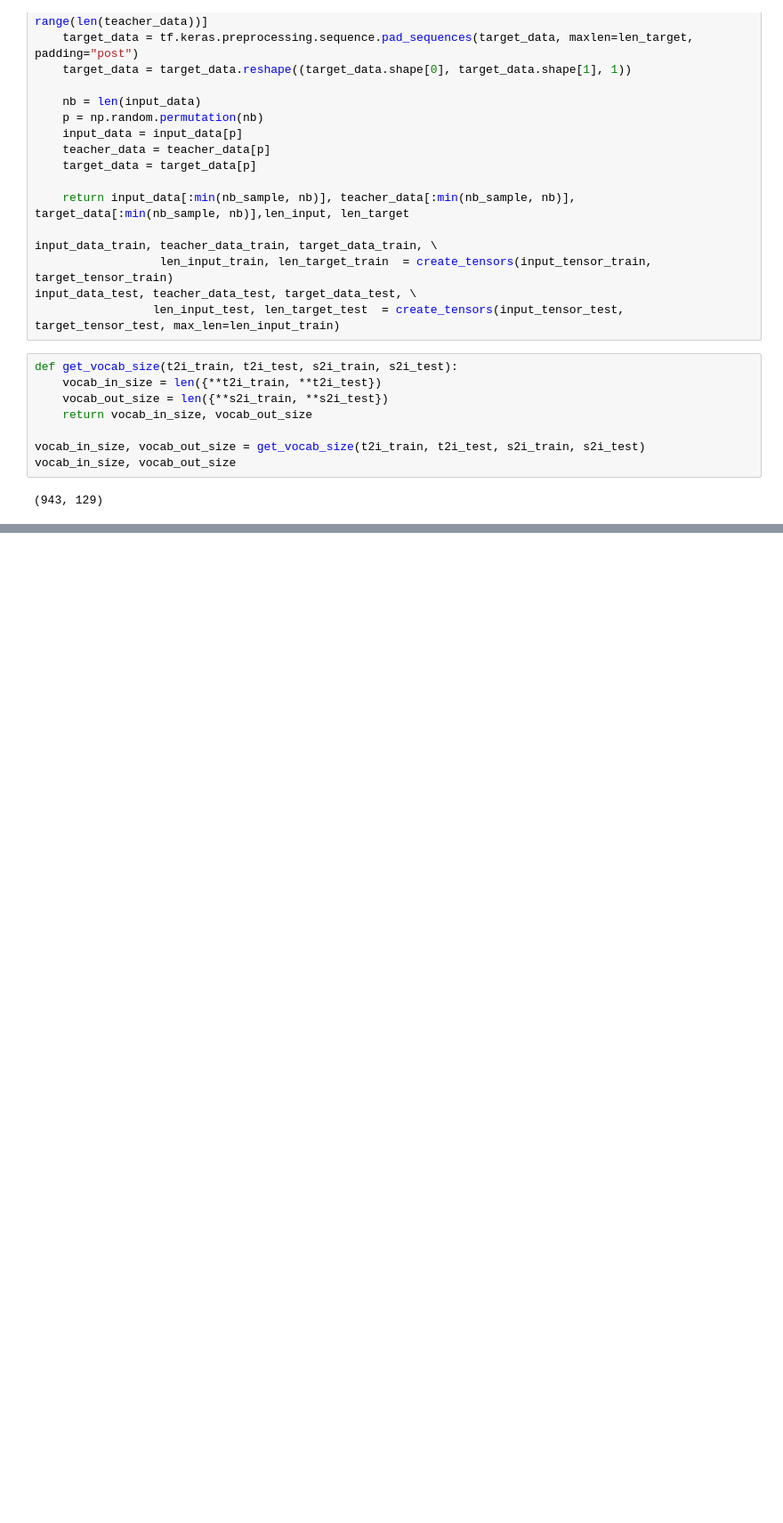
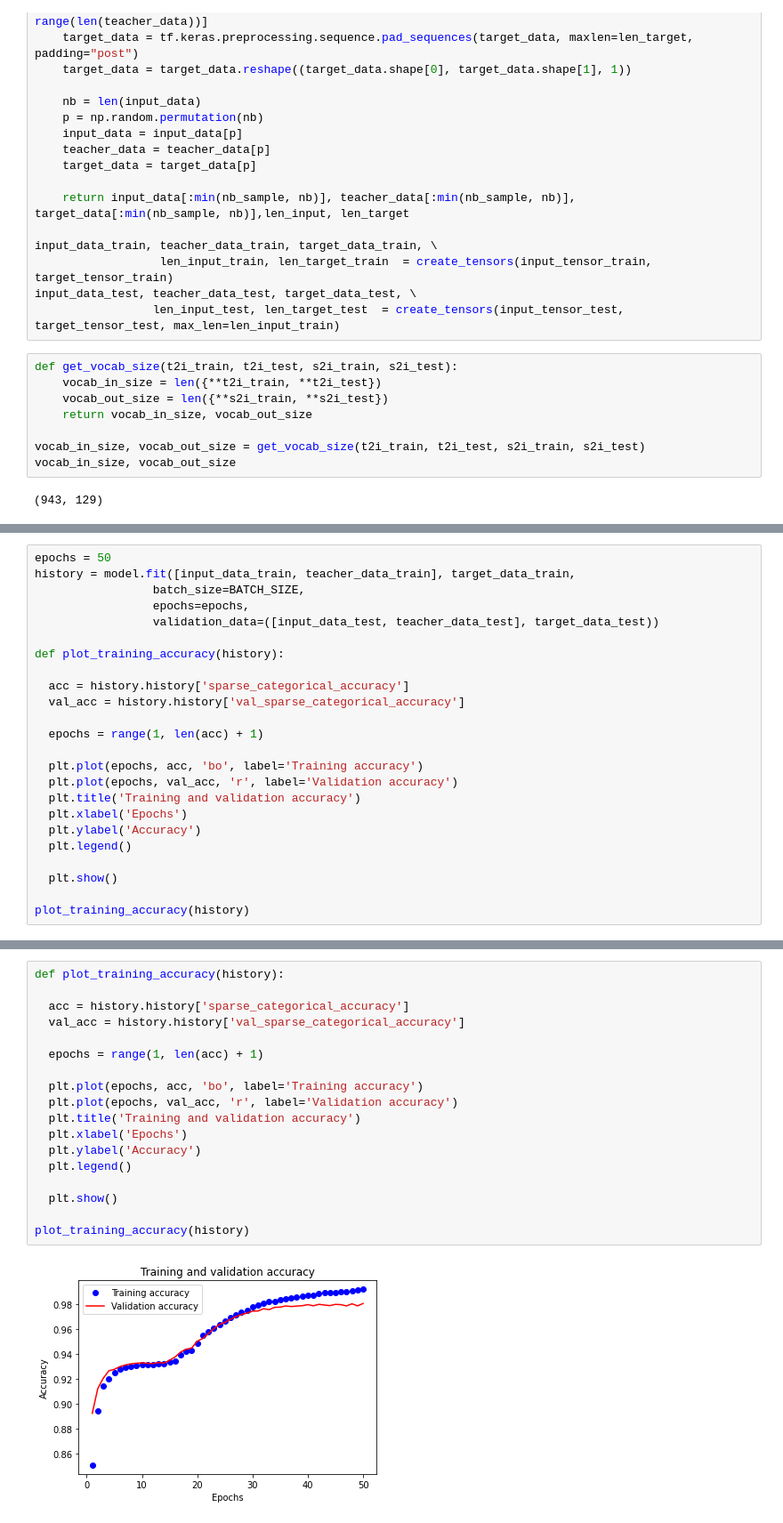
Before and after one commit to AnupJoseph/NLP, a Jupyter notebook: seq2seq_slotfill/plain_seq2seq/Seq2seq.ipynb, the cells around one changed output, grey strips where cells are left out. Shown at 89% size. Cells and saved outputs as stored; diff of their text form; blank space fills up the shorter version.

```diff
--- a/seq2seq_slotfill/plain_seq2seq/Seq2seq.ipynb
+++ b/seq2seq_slotfill/plain_seq2seq/Seq2seq.ipynb
@@ -198,0 +248,24 @@ vocab_in_size, vocab_out_size
+# %%
+epochs = 50
+history = model.fit([input_data_train, teacher_data_train], target_data_train,
+                 batch_size=BATCH_SIZE,
+                 epochs=epochs,
+                 validation_data=([input_data_test, teacher_data_test], target_data_test))
+
+def plot_training_accuracy(history):
+
+  acc = history.history['sparse_categorical_accuracy']
+  val_acc = history.history['val_sparse_categorical_accuracy']
+
+  epochs = range(1, len(acc) + 1)
+
+  plt.plot(epochs, acc, 'bo', label='Training accuracy')
+  plt.plot(epochs, val_acc, 'r', label='Validation accuracy')
+  plt.title('Training and validation accuracy')
+  plt.xlabel('Epochs')
+  plt.ylabel('Accuracy')
+  plt.legend()
+
+  plt.show()
+
+plot_training_accuracy(history)
@@ -198,0 +291,20 @@ vocab_in_size, vocab_out_size
+# %%
+def plot_training_accuracy(history):
+
+  acc = history.history['sparse_categorical_accuracy']
+  val_acc = history.history['val_sparse_categorical_accuracy']
+
+  epochs = range(1, len(acc) + 1)
+
+  plt.plot(epochs, acc, 'bo', label='Training accuracy')
+  plt.plot(epochs, val_acc, 'r', label='Validation accuracy')
+  plt.title('Training and validation accuracy')
+  plt.xlabel('Epochs')
+  plt.ylabel('Accuracy')
+  plt.legend()
+
+  plt.show()
+
+plot_training_accuracy(history)
+# %% [output]
+[figure, added]
```
Also changed, not shown: parts of 6 cells of this notebook.
